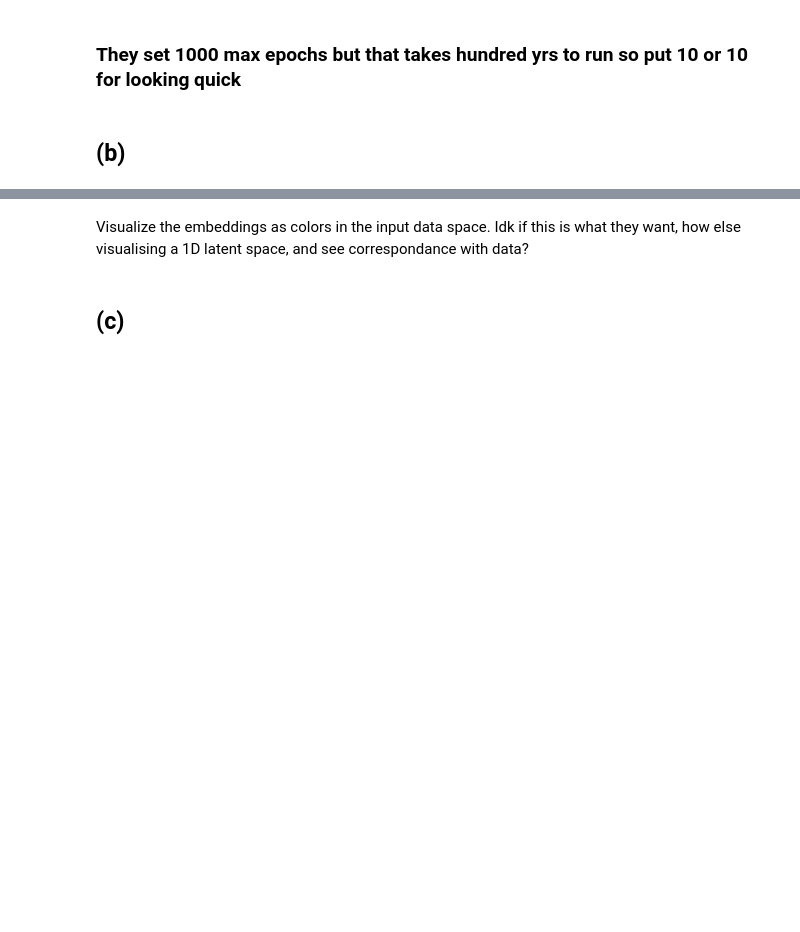
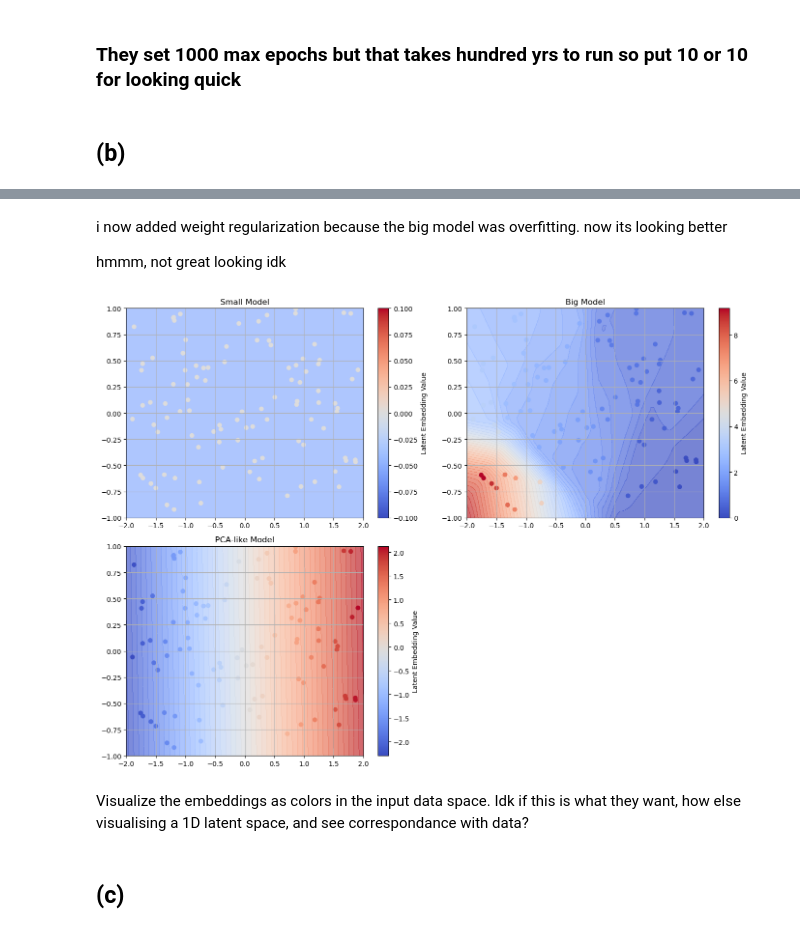
Before and after one commit to Sam-RvandV/mlph_w24, a Jupyter notebook: sheet06/sheet06.ipynb, the cells around one changed output, grey strips where cells are left out. Saved outputs shown, nothing was run; the diff lists cells and outputs as text; code cells hidden in the pictures; blank space fills up the shorter version.

```diff
--- a/sheet06/sheet06.ipynb
+++ b/sheet06/sheet06.ipynb
@@ -279,3 +260,62 @@ torch.float32
+# %% [markdown]
+i now added weight regularization because the big model was overfitting. now its looking better
+
+hmmm, not great looking idk
+# %%
+latent_embedding_small = autoencoder_module_small.autoencoder.encode(data)
+latent_embedding_big = autoencoder_module_big.autoencoder.encode(data)
+latent_embedding_PCA = PCA_autoencoder.autoencoder.encode(data)
+
+# Flatten the grid for encoding
+x_grid, y_grid = np.meshgrid(np.linspace(-2, 2, 100), np.linspace(-1, 1, 100))
+# Convert grid to PyTorch tensors
+x_tensor = torch.from_numpy(x_grid).float()  # Shape: (100, 100)
+y_tensor = torch.from_numpy(y_grid).float()  # Shape: (100, 100)
+
+# Step 2: Combine x and y into a grid tensor for encoding
+grid = torch.stack((x_tensor, y_tensor), dim=-1)
+
+grid_flat = grid.view(-1, 2)  # Flatten to shape (10000, 2)
+
+# Encode the grid points using the autoencoders
+contour_values1 = autoencoder_module_small.autoencoder.encode(grid_flat)
+contour_values2 = autoencoder_module_big.autoencoder.encode(grid_flat)
+contour_values3 = PCA_autoencoder.autoencoder.encode(grid_flat)
+
+# Reshape the encoded values back to a 2D grid for contourf
+contour_values1 = contour_values1.view(100, 100).detach().numpy()
+contour_values2 = contour_values2.view(100, 100).detach().numpy()
+contour_values3 = contour_values3.view(100, 100).detach().numpy()
+
+# Plot
+fig, axes = plt.subplots(2, 2, figsize=(14, 10))  # Adjust figsize for better layout
+
+# Plot latent embeddings for each model
+contour1 = axes[0, 0].contourf(x_grid, y_grid, contour_values1, levels=50, cmap='coolwarm', alpha=0.7)
+contour2 = axes[0, 1].contourf(x_grid, y_grid, contour_values2, levels=50, cmap='coolwarm', alpha=0.7)
+contour3 = axes[1, 0].contourf(x_grid, y_grid, contour_values3, levels=50, cmap='coolwarm', alpha=0.7)
+
+scatter1 = axes[0, 0].scatter(data[:, 0], data[:, 1], c=latent_embedding_small.detach().numpy(), cmap='coolwarm')
+scatter2 = axes[0, 1].scatter(data[:, 0], data[:, 1], c=latent_embedding_big.detach().numpy(), cmap='coolwarm')
+scatter3 = axes[1, 0].scatter(data[:, 0], data[:, 1], c=latent_embedding_PCA.detach().numpy(), cmap='coolwarm')
+
+fig.colorbar(scatter1, ax=axes[0, 0], label="Latent Embedding Value")
+fig.colorbar(scatter2, ax=axes[0, 1], label="Latent Embedding Value")
+fig.colorbar(scatter3, ax=axes[1, 0], label="Latent Embedding Value")
+
+axes[0, 0].set_title("Small Model")
+axes[0, 1].set_title("Big Model")
+axes[1, 0].set_title("PCA-like Model")
+axes[0, 0].grid(True)
+axes[0, 1].grid(True)
+axes[1, 0].grid(True)
+
+# Hide the empty subplot (bottom-right) as we only need 3 plots
+axes[1, 1].axis('off')
+plt.tight_layout()
+plt.show()
+# %% [output]
+[figure, added]
 # %% [markdown]
 Visualize the embeddings as colors in the input data space. Idk if this is what they want, how else visualising a 1D latent space, and see correspondance with data?
 # %% [markdown]
```
Also changed, not shown: parts of 14 cells of this notebook.
